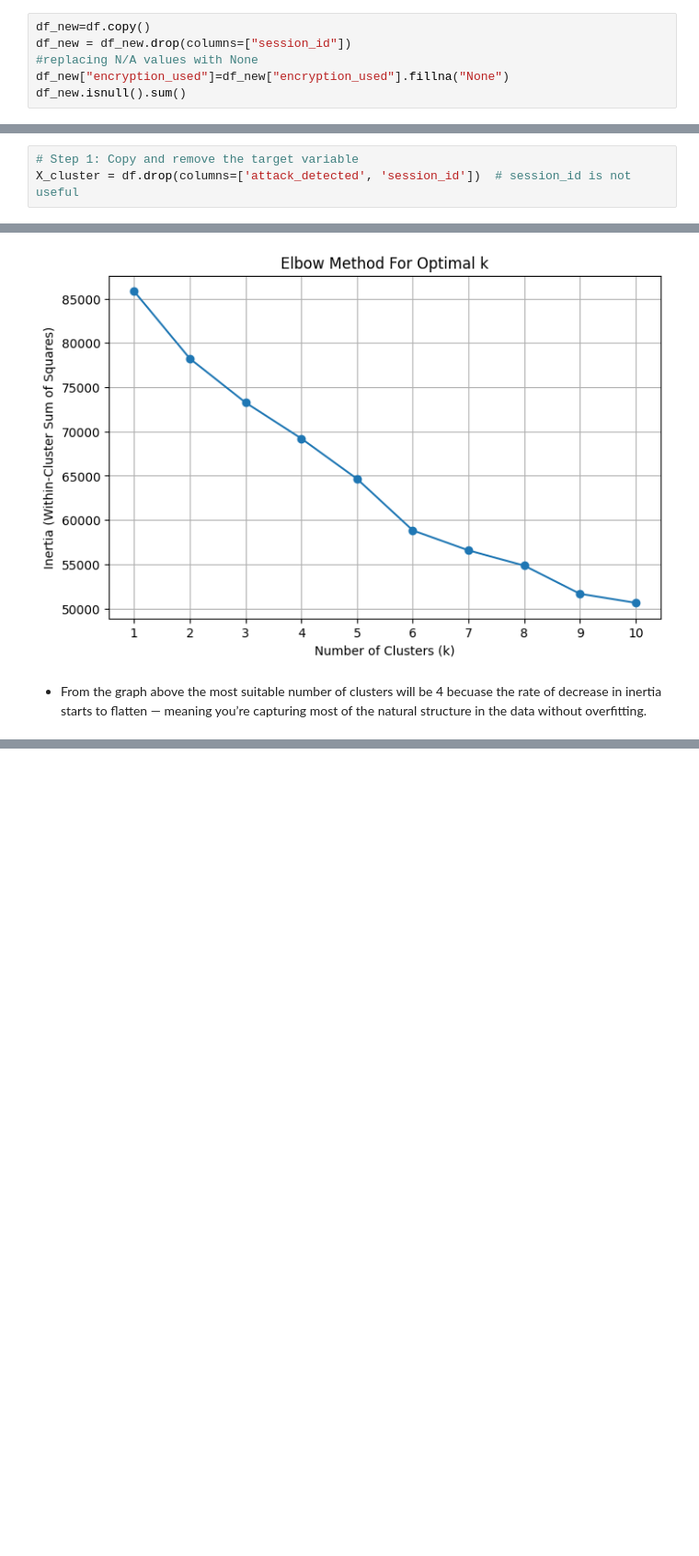
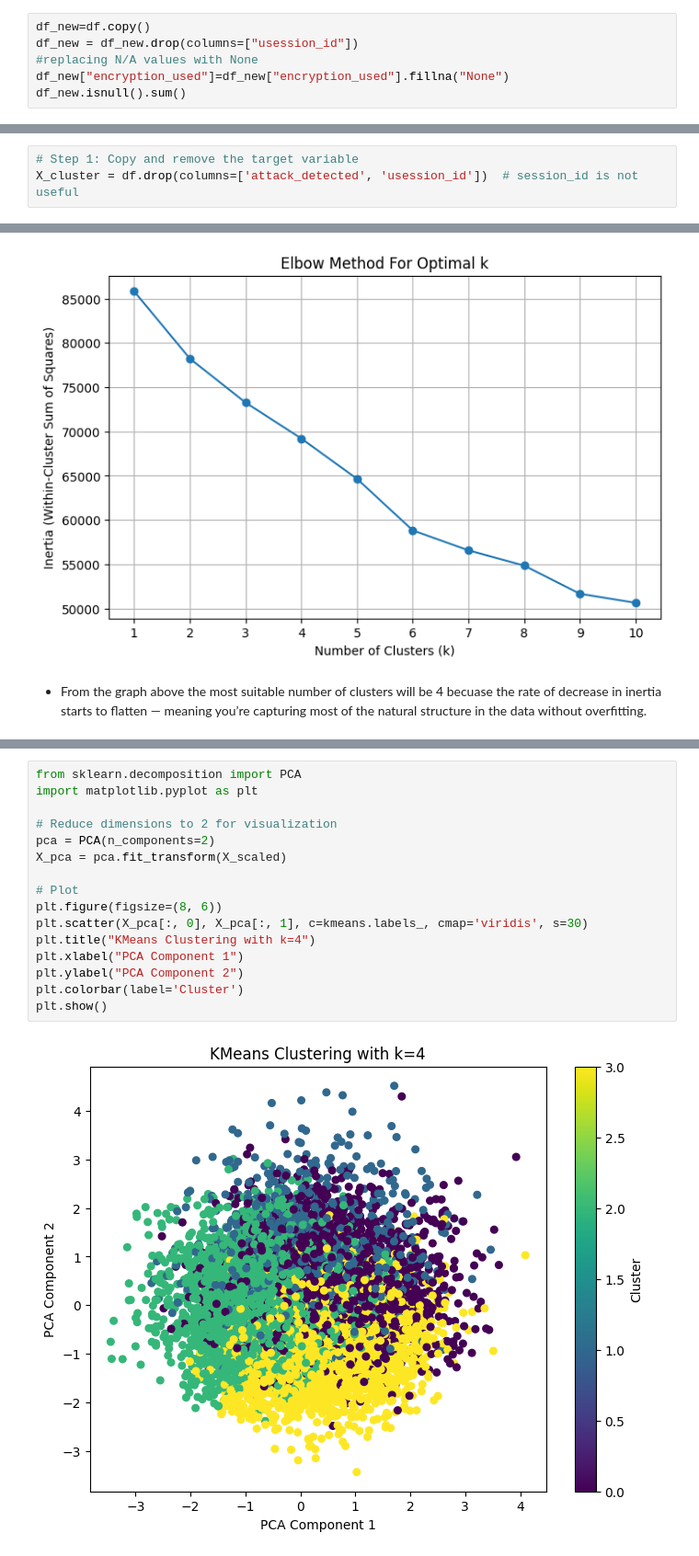
Before and after one commit to MarilynMaika/DSA2040A_DataMining_Group4, a Jupyter notebook: 3_data_mining.ipynb, the cells around one changed output, grey strips where cells are left out. Shown: that part at 92% size. Saved outputs shown, nothing was run; the diff lists cells and outputs as text; blank space fills up the shorter version.

Commit message:
performed Kmean clustering and DBSCAN

```diff
--- a/3_data_mining.ipynb
+++ b/3_data_mining.ipynb
@@ -57,6 +55,6 @@ dtype: int64
 # %%
 df_new=df.copy()
-df_new = df_new.drop(columns=["session_id"])
+df_new = df_new.drop(columns=["usession_id"])
 #replacing N/A values with None
 df_new["encryption_used"]=df_new["encryption_used"].fillna("None")
 df_new.isnull().sum()
@@ -248,7 +253,7 @@ for name, model in models.items():
 #### Marilyn : Using the elbow method to determine the optimal number of clusters
 # %%
 # Step 1: Copy and remove the target variable
-X_cluster = df.drop(columns=['attack_detected', 'session_id'])  # session_id is not useful
+X_cluster = df.drop(columns=['attack_detected', 'usession_id'])  # session_id is not useful
 # %%
 from sklearn.cluster import KMeans
 import matplotlib.pyplot as plt
@@ -294,0 +318,18 @@ kmeans.fit(X_scaled)
+# %%
+from sklearn.decomposition import PCA
+import matplotlib.pyplot as plt
+
+# Reduce dimensions to 2 for visualization
+pca = PCA(n_components=2)
+X_pca = pca.fit_transform(X_scaled)
+
+# Plot
+plt.figure(figsize=(8, 6))
+plt.scatter(X_pca[:, 0], X_pca[:, 1], c=kmeans.labels_, cmap='viridis', s=30)
+plt.title("KMeans Clustering with k=4")
+plt.xlabel("PCA Component 1")
+plt.ylabel("PCA Component 2")
+plt.colorbar(label='Cluster')
+plt.show()
+# %% [output]
+[figure, added]
```
Also changed, not shown: parts of 18 cells of this notebook.
